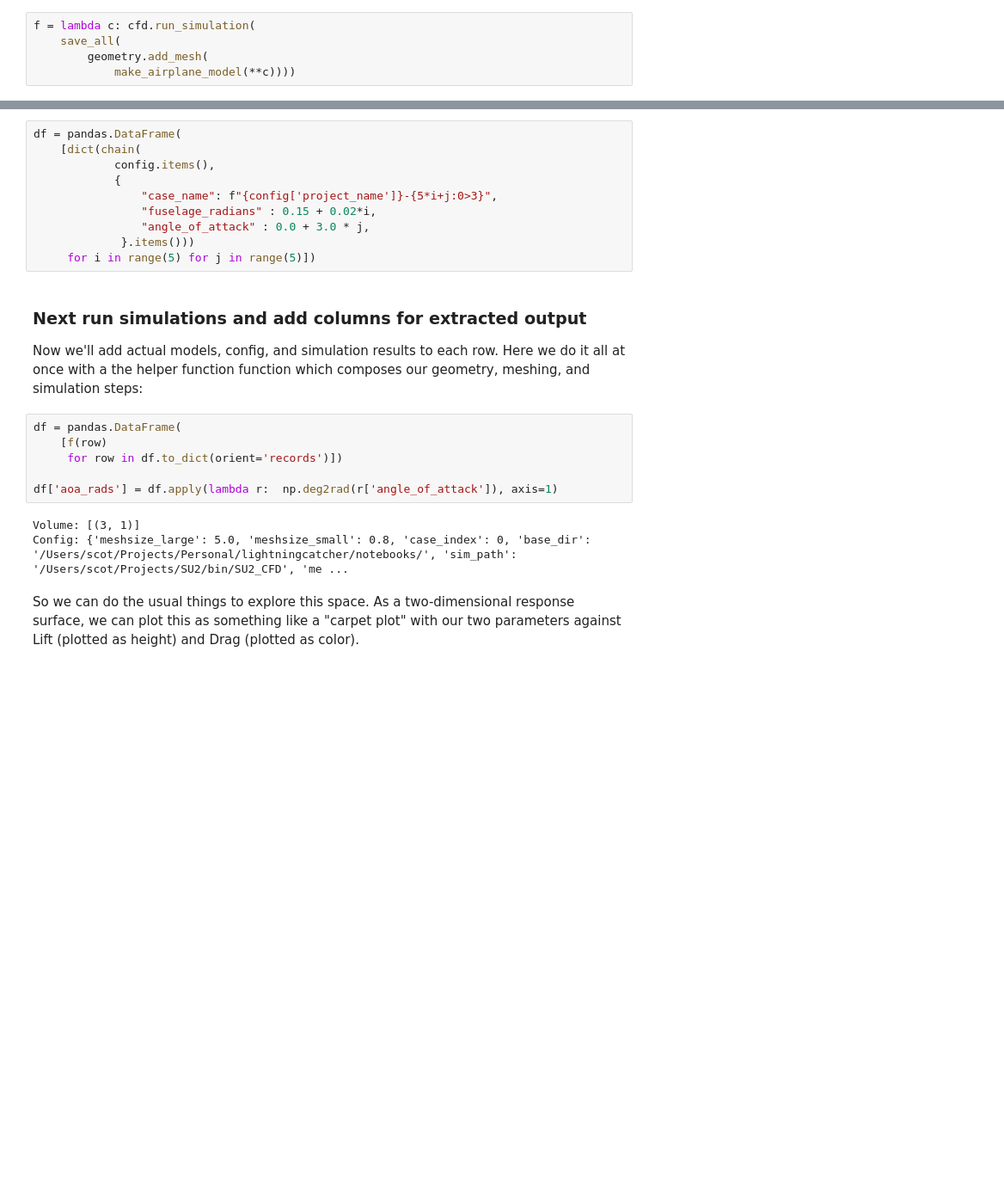
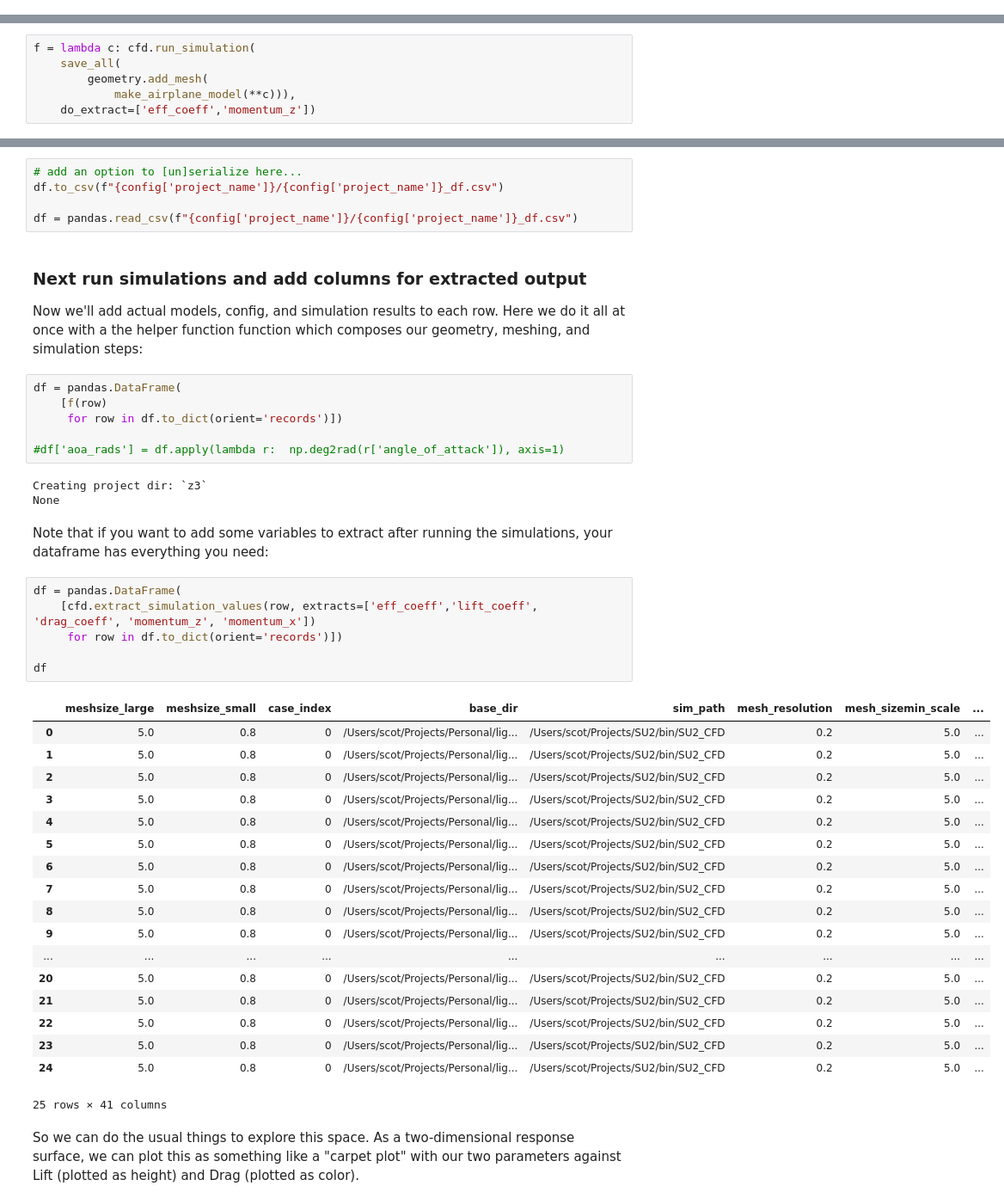
Before and after one commit to scotfree/lightningcatcher, a Jupyter notebook: notebooks/CFD_DS_Toolchain.ipynb, the cells around one changed output, grey strips where cells are left out. Shown at 86% size. Drawn from its saved outputs; the diff is of its cells as text; blank space fills up the shorter version.

Commit message:
fix extraction return

```diff
--- a/notebooks/CFD_DS_Toolchain.ipynb
+++ b/notebooks/CFD_DS_Toolchain.ipynb
@@ -342,5 +299,0 @@ Now we'll create a convenience function to wrap up all the steps in creating, ru
-# %%
-f = lambda c: cfd.run_simulation(
-    save_all(
-        geometry.add_mesh(
-            make_airplane_model(**c))))
@@ -346,0 +327,6 @@ f = lambda c: cfd.run_simulation(
+# %%
+f = lambda c: cfd.run_simulation(
+    save_all(
+        geometry.add_mesh(
+            make_airplane_model(**c))),
+    do_extract=['eff_coeff','momentum_z'])
@@ -347,13 +345,8 @@ f = lambda c: cfd.run_simulation(
 # %%
-df = pandas.DataFrame(
-    [dict(chain(
-            config.items(),
-            {
-                "case_name": f"{config['project_name']}-{5*i+j:0>3}",
-                "fuselage_radians" : 0.15 + 0.02*i,
-                "angle_of_attack" : 0.0 + 3.0 * j,
-             }.items()))
-     for i in range(5) for j in range(5)])
+# add an option to [un]serialize here...
+df.to_csv(f"{config['project_name']}/{config['project_name']}_df.csv")
+
+df = pandas.read_csv(f"{config['project_name']}/{config['project_name']}_df.csv")
 # %% [markdown]
 ### Next run simulations and add columns for extracted output
 Now we'll add actual models, config, and simulation results to each row. Here we do it all at once with a the helper function function which composes our geometry, meshing, and simulation steps:
@@ -362,10 +355,37 @@ df = pandas.DataFrame(
     [f(row)
      for row in df.to_dict(orient='records')])
 
-df['aoa_rads'] = df.apply(lambda r:  np.deg2rad(r['angle_of_attack']), axis=1)
+#df['aoa_rads'] = df.apply(lambda r:  np.deg2rad(r['angle_of_attack']), axis=1)
 # %% [output]
-Volume: [(3, 1)]
-Config: {'meshsize_large': 5.0, 'meshsize_small': 0.8, 'case_index': 0, 'base_dir': '/Users/scot/Projects/Personal/lightningcatcher/notebooks/', 'sim_path': '/Users/scot/Projects/SU2/bin/SU2_CFD', 'me ...
+Creating project dir: `z3`
+None
+# %% [markdown]
+Note that if you want to add some variables to extract after running the simulations, your dataframe has everything you need:
+# %%
+df = pandas.DataFrame(
+    [cfd.extract_simulation_values(row, extracts=['eff_coeff','lift_coeff', 'drag_coeff', 'momentum_z', 'momentum_x'])
+     for row in df.to_dict(orient='records')])
+
+df
+# %% [output]
+|  | meshsize_large | meshsize_small | case_index | base_dir | sim_path | mesh_resolution | mesh_sizemin_scale | ... |
+| 0 | 5.0 | 0.8 | 0 | /Users/scot/Projects/Personal/lig... | /Users/scot/Projects/SU2/bin/SU2_CFD | 0.2 | 5.0 | ... |
+| 1 | 5.0 | 0.8 | 0 | /Users/scot/Projects/Personal/lig... | /Users/scot/Projects/SU2/bin/SU2_CFD | 0.2 | 5.0 | ... |
+| 2 | 5.0 | 0.8 | 0 | /Users/scot/Projects/Personal/lig... | /Users/scot/Projects/SU2/bin/SU2_CFD | 0.2 | 5.0 | ... |
+| 3 | 5.0 | 0.8 | 0 | /Users/scot/Projects/Personal/lig... | /Users/scot/Projects/SU2/bin/SU2_CFD | 0.2 | 5.0 | ... |
+| 4 | 5.0 | 0.8 | 0 | /Users/scot/Projects/Personal/lig... | /Users/scot/Projects/SU2/bin/SU2_CFD | 0.2 | 5.0 | ... |
+| 5 | 5.0 | 0.8 | 0 | /Users/scot/Projects/Personal/lig... | /Users/scot/Projects/SU2/bin/SU2_CFD | 0.2 | 5.0 | ... |
+| 6 | 5.0 | 0.8 | 0 | /Users/scot/Projects/Personal/lig... | /Users/scot/Projects/SU2/bin/SU2_CFD | 0.2 | 5.0 | ... |
+| 7 | 5.0 | 0.8 | 0 | /Users/scot/Projects/Personal/lig... | /Users/scot/Projects/SU2/bin/SU2_CFD | 0.2 | 5.0 | ... |
+| 8 | 5.0 | 0.8 | 0 | /Users/scot/Projects/Personal/lig... | /Users/scot/Projects/SU2/bin/SU2_CFD | 0.2 | 5.0 | ... |
+| 9 | 5.0 | 0.8 | 0 | /Users/scot/Projects/Personal/lig... | /Users/scot/Projects/SU2/bin/SU2_CFD | 0.2 | 5.0 | ... |
+| ... | ... | ... | ... | ... | ... | ... | ... | ... |
+| 20 | 5.0 | 0.8 | 0 | /Users/scot/Projects/Personal/lig... | /Users/scot/Projects/SU2/bin/SU2_CFD | 0.2 | 5.0 | ... |
+| 21 | 5.0 | 0.8 | 0 | /Users/scot/Projects/Personal/lig... | /Users/scot/Projects/SU2/bin/SU2_CFD | 0.2 | 5.0 | ... |
+| 22 | 5.0 | 0.8 | 0 | /Users/scot/Projects/Personal/lig... | /Users/scot/Projects/SU2/bin/SU2_CFD | 0.2 | 5.0 | ... |
+| 23 | 5.0 | 0.8 | 0 | /Users/scot/Projects/Personal/lig... | /Users/scot/Projects/SU2/bin/SU2_CFD | 0.2 | 5.0 | ... |
+| 24 | 5.0 | 0.8 | 0 | /Users/scot/Projects/Personal/lig... | /Users/scot/Projects/SU2/bin/SU2_CFD | 0.2 | 5.0 | ... |
+25 rows × 41 columns
 # %% [markdown]
 So we can do the usual things to explore this space. As a two-dimensional response surface, we can plot this as something like a "carpet plot" with our two parameters against Lift (plotted as height) and Drag (plotted as color).
 # %%
```
Also changed, not shown: parts of 21 cells of this notebook, 2 other files.
